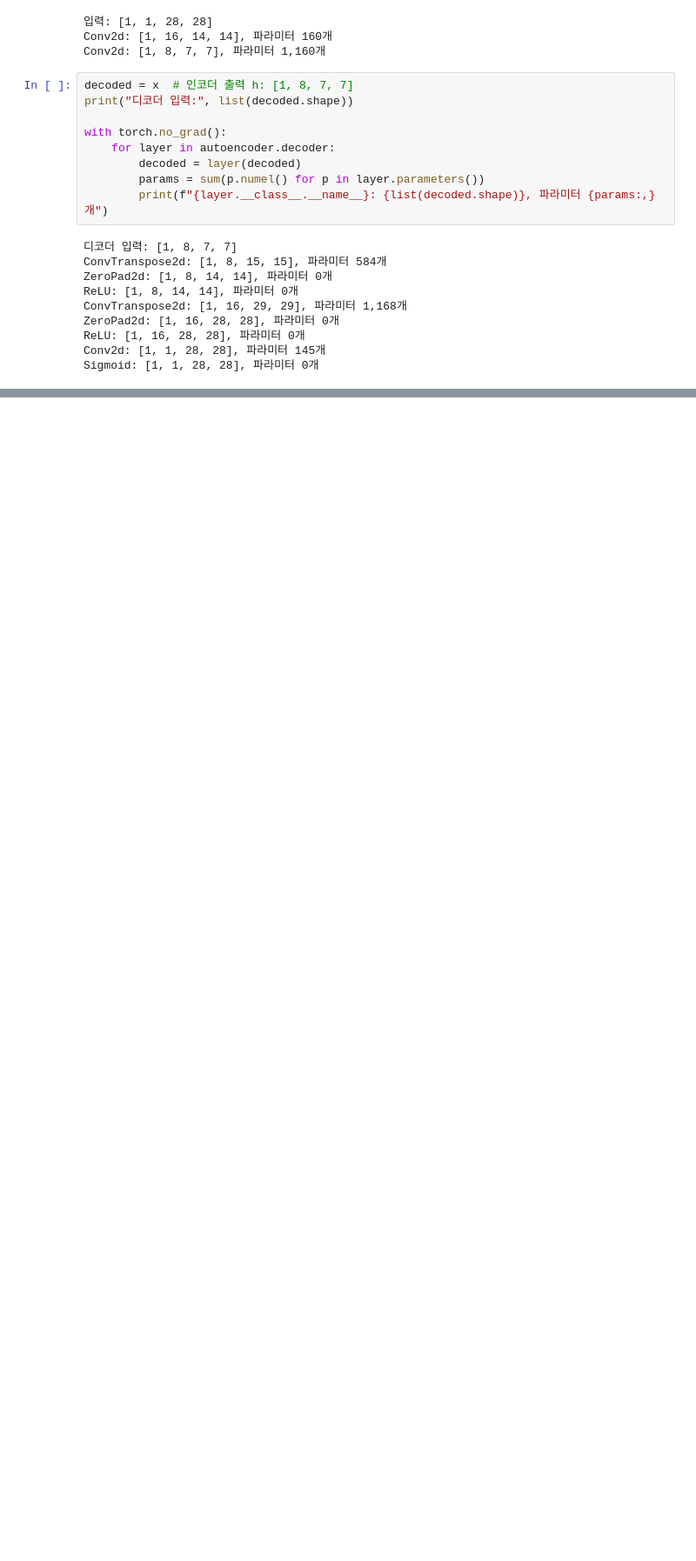
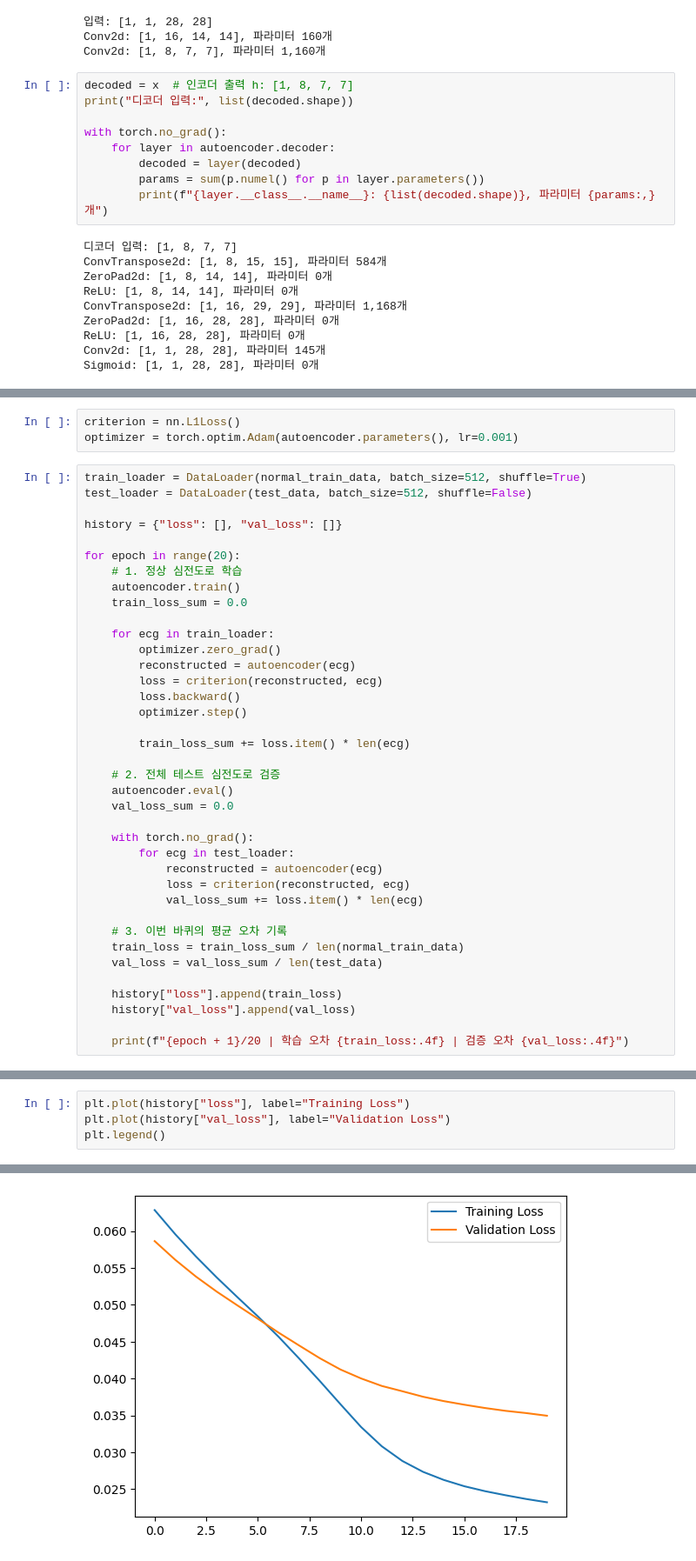
Before and after one commit to min-gyu-jeon/ai-study, a Jupyter notebook: autoencoder/01_basic_autoencoder.ipynb, the cells around one changed output, grey strips where cells are left out. Shown at 87% size. Cells and saved outputs as stored; diff of their text form; blank space fills up the shorter version.

```diff
--- a/autoencoder/01_basic_autoencoder.ipynb
+++ b/autoencoder/01_basic_autoencoder.ipynb
@@ -354,0 +475,41 @@ Sigmoid: [1, 1, 28, 28], 파라미터 0개
+# %%
+criterion = nn.L1Loss()
+optimizer = torch.optim.Adam(autoencoder.parameters(), lr=0.001)
+# %%
+train_loader = DataLoader(normal_train_data, batch_size=512, shuffle=True)
+test_loader = DataLoader(test_data, batch_size=512, shuffle=False)
+
+history = {"loss": [], "val_loss": []}
+
+for epoch in range(20):
+    # 1. 정상 심전도로 학습
+    autoencoder.train()
+    train_loss_sum = 0.0
+
+    for ecg in train_loader:
+        optimizer.zero_grad()
+        reconstructed = autoencoder(ecg)
+        loss = criterion(reconstructed, ecg)
+        loss.backward()
+        optimizer.step()
+
+        train_loss_sum += loss.item() * len(ecg)
+
+    # 2. 전체 테스트 심전도로 검증
+    autoencoder.eval()
+    val_loss_sum = 0.0
+
+    with torch.no_grad():
+        for ecg in test_loader:
+            reconstructed = autoencoder(ecg)
+            loss = criterion(reconstructed, ecg)
+            val_loss_sum += loss.item() * len(ecg)
+
+    # 3. 이번 바퀴의 평균 오차 기록
+    train_loss = train_loss_sum / len(normal_train_data)
+    val_loss = val_loss_sum / len(test_data)
+
+    history["loss"].append(train_loss)
+    history["val_loss"].append(val_loss)
+
+    print(f"{epoch + 1}/20 | 학습 오차 {train_loss:.4f} | 검증 오차 {val_loss:.4f}")
@@ -354,0 +537,5 @@ Sigmoid: [1, 1, 28, 28], 파라미터 0개
+# %%
+plt.plot(history["loss"], label="Training Loss")
+plt.plot(history["val_loss"], label="Validation Loss")
+plt.legend()
+# %% [output]
@@ -354,0 +543 @@ Sigmoid: [1, 1, 28, 28], 파라미터 0개
+[figure, added]
```
Also changed, not shown: parts of 11 cells of this notebook.
